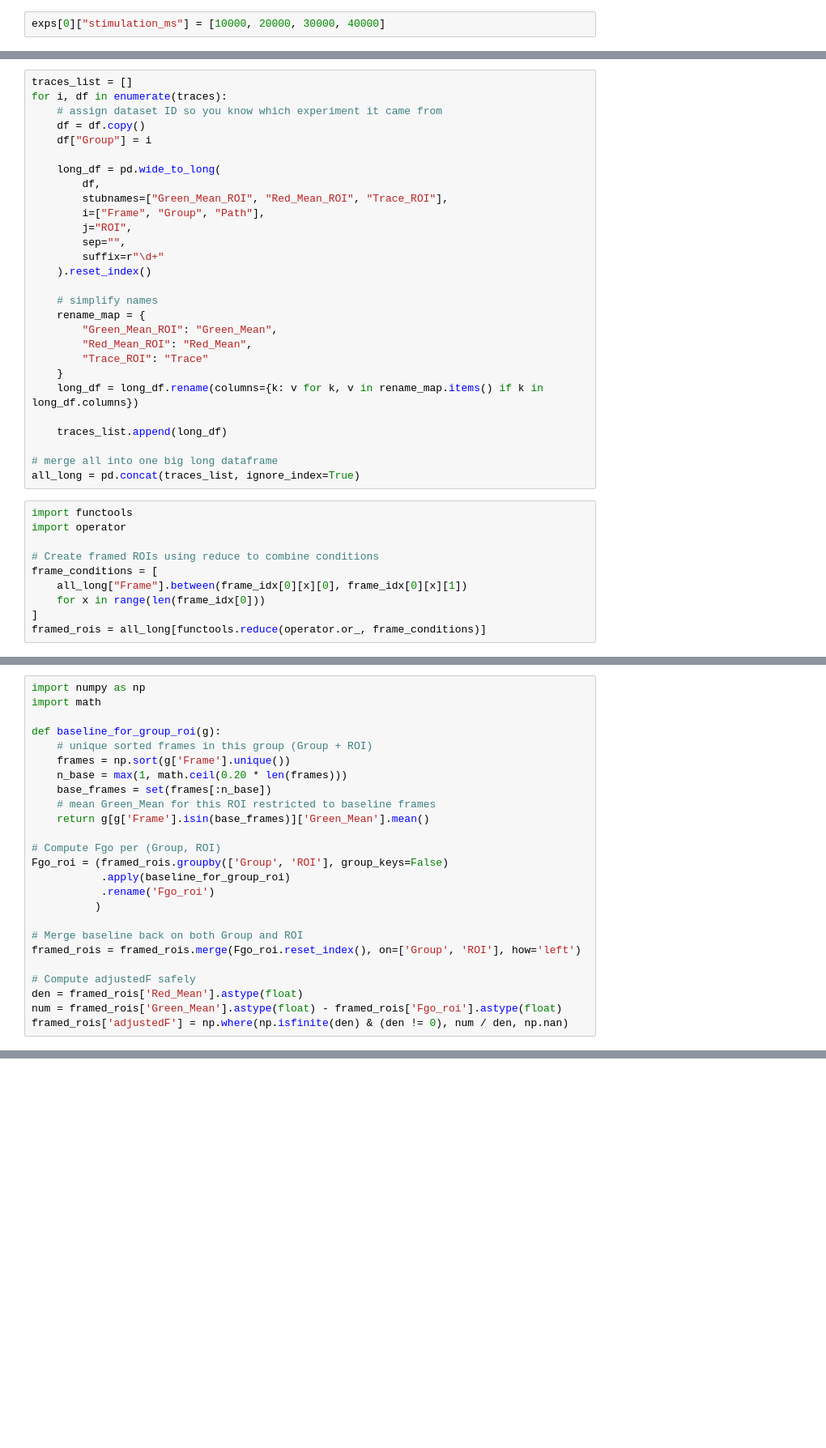
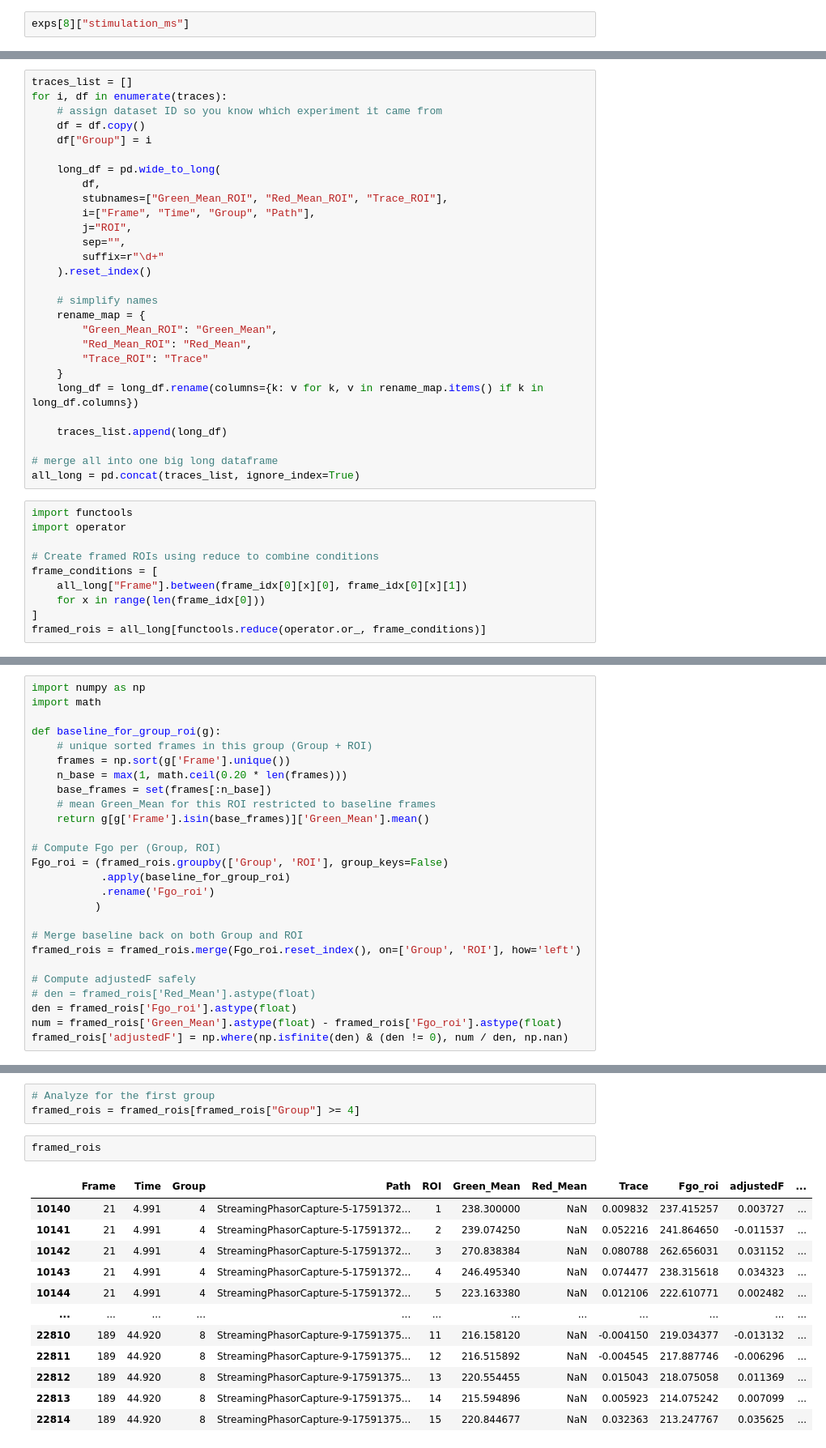
Before and after one commit to joshemuel/Phasor-Handler, a Jupyter notebook: exploration.ipynb, the cells around one changed output, grey strips where cells are left out. Shown: that part at 81% size. Drawn from its saved outputs; the diff is of its cells as text; blank space fills up the shorter version.

```diff
--- a/exploration.ipynb
+++ b/exploration.ipynb
@@ -45,4 +54,4 @@ for i in trace_paths:
     traces.append(df)
     exps.append(exp_data)
 # %%
-exps[0]["stimulation_ms"] = [10000, 20000, 30000, 40000]
+exps[8]["stimulation_ms"]
@@ -90,7 +101,7 @@ for i, df in enumerate(traces):
     long_df = pd.wide_to_long(
         df,
         stubnames=["Green_Mean_ROI", "Red_Mean_ROI", "Trace_ROI"],
-        i=["Frame", "Group", "Path"],
+        i=["Frame", "Time", "Group", "Path"],
         j="ROI",
         sep="",
         suffix=r"\d+"
@@ -140,7 +167,8 @@ Fgo_roi = (framed_rois.groupby(['Group', 'ROI'], group_keys=False)
 framed_rois = framed_rois.merge(Fgo_roi.reset_index(), on=['Group', 'ROI'], how='left')
 
 # Compute adjustedF safely
-den = framed_rois['Red_Mean'].astype(float)
+# den = framed_rois['Red_Mean'].astype(float)
+den = framed_rois['Fgo_roi'].astype(float)
 num = framed_rois['Green_Mean'].astype(float) - framed_rois['Fgo_roi'].astype(float)
 framed_rois['adjustedF'] = np.where(np.isfinite(den) & (den != 0), num / den, np.nan)
 # %%
@@ -170,0 +199,18 @@ Stim
+# %%
+# Analyze for the first group
+framed_rois = framed_rois[framed_rois["Group"] >= 4]
+# %%
+framed_rois
+# %% [output]
+|  | Frame | Time | Group | Path | ROI | Green_Mean | Red_Mean | Trace | Fgo_roi | adjustedF | ... |
+| 10140 | 21 | 4.991 | 4 | StreamingPhasorCapture-5-17591372... | 1 | 238.300000 | NaN | 0.009832 | 237.415257 | 0.003727 | ... |
+| 10141 | 21 | 4.991 | 4 | StreamingPhasorCapture-5-17591372... | 2 | 239.074250 | NaN | 0.052216 | 241.864650 | -0.011537 | ... |
+| 10142 | 21 | 4.991 | 4 | StreamingPhasorCapture-5-17591372... | 3 | 270.838384 | NaN | 0.080788 | 262.656031 | 0.031152 | ... |
+| 10143 | 21 | 4.991 | 4 | StreamingPhasorCapture-5-17591372... | 4 | 246.495340 | NaN | 0.074477 | 238.315618 | 0.034323 | ... |
+| 10144 | 21 | 4.991 | 4 | StreamingPhasorCapture-5-17591372... | 5 | 223.163380 | NaN | 0.012106 | 222.610771 | 0.002482 | ... |
+| ... | ... | ... | ... | ... | ... | ... | ... | ... | ... | ... | ... |
+| 22810 | 189 | 44.920 | 8 | StreamingPhasorCapture-9-17591375... | 11 | 216.158120 | NaN | -0.004150 | 219.034377 | -0.013132 | ... |
+| 22811 | 189 | 44.920 | 8 | StreamingPhasorCapture-9-17591375... | 12 | 216.515892 | NaN | -0.004545 | 217.887746 | -0.006296 | ... |
+| 22812 | 189 | 44.920 | 8 | StreamingPhasorCapture-9-17591375... | 13 | 220.554455 | NaN | 0.015043 | 218.075058 | 0.011369 | ... |
+| 22813 | 189 | 44.920 | 8 | StreamingPhasorCapture-9-17591375... | 14 | 215.594896 | NaN | 0.005923 | 214.075242 | 0.007099 | ... |
+| 22814 | 189 | 44.920 | 8 | StreamingPhasorCapture-9-17591375... | 15 | 220.844677 | NaN | 0.032363 | 213.247767 | 0.035625 | ... |
```
Also changed, not shown: parts of 8 cells of this notebook, 1 other file.
